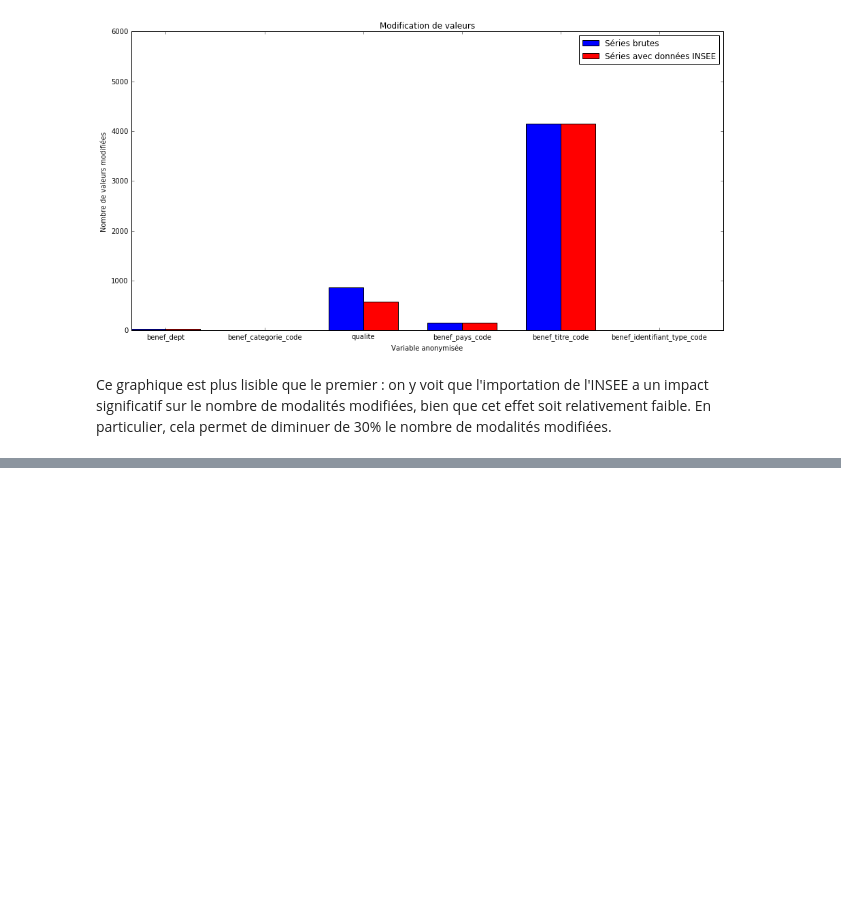
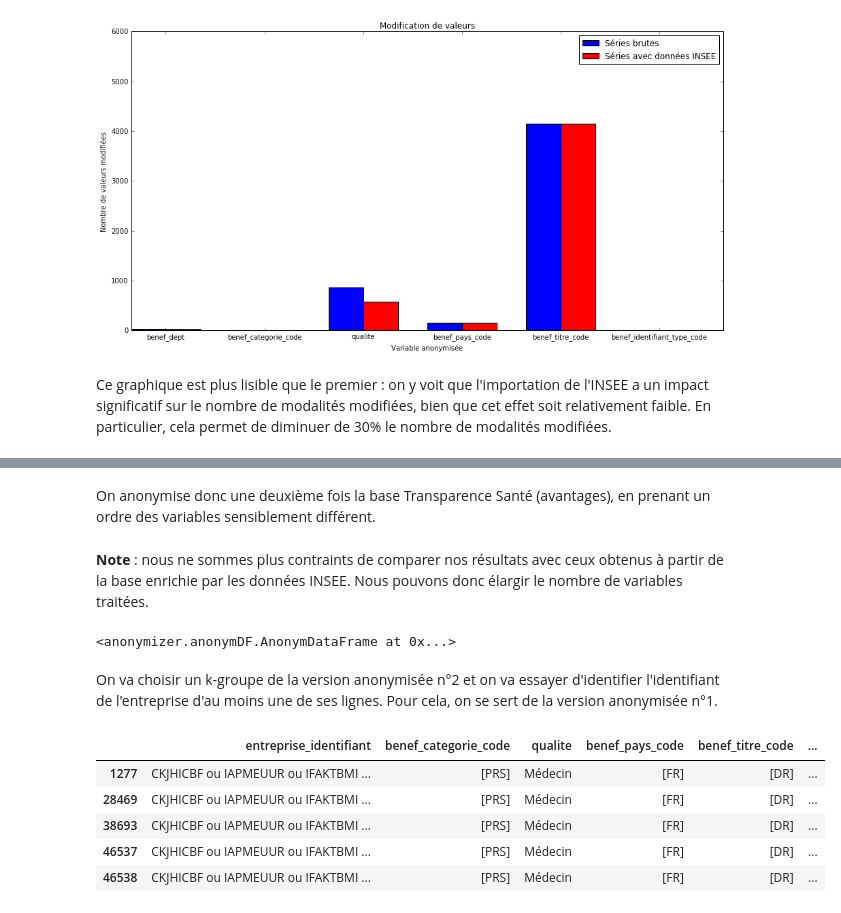
Before and after one commit to SGMAP-AGD/anonymisation, a Jupyter notebook: examples/Transparence Santé/Transparence.ipynb, the cells around one changed output, grey strips where cells are left out. Drawn from its saved outputs; the diff is of its cells as text; code cells hidden in the pictures; blank space fills up the shorter version.

```diff
--- a/examples/Transparence Santé/Transparence.ipynb
+++ b/examples/Transparence Santé/Transparence.ipynb
@@ -357,0 +376,62 @@ Ce graphique est plus lisible que le premier : on y voit que l'importation de l'
+# %% [markdown]
+On anonymise donc une deuxième fois la base Transparence Santé (avantages), en prenant un ordre des variables sensiblement différent.
+# %% [markdown]
+**Note** : nous ne sommes plus contraints de comparer nos résultats avec ceux obtenus à partir de la base enrichie par les données INSEE. Nous pouvons donc élargir le nombre de variables traitées.
+# %%
+ordre_aggregation_1 = ['entreprise_identifiant',
+ 'benef_categorie_code',
+ 'qualite',
+ 'benef_pays_code',
+ 'benef_titre_code',
+ 'benef_specialite_code',
+ 'benef_identifiant_type_code',
+ 'avant_nature',
+ 'avant_conv_semestre',
+ 'benef_dept',
+ 'montant_décile',
+ 'date']
+
+Avantages1 = AnonymDataFrame(avantages.copy(),  ordre_aggregation_1, unknown='non renseigné')
+k = 5
+
+def aggregation_serie(x):
+    return(local_aggregation(x, k, 'regroup_with_smallest', 'non renseigné'))
+
+def aggregation_year(x):
+    return(local_aggregation(x, k, 'with_closest', 'non renseigné'))
+
+method_anonymisation1 = [(name, aggregation_serie) for name in ordre_aggregation_1[:-1]] + [('date', aggregation_year)]
+Avantages1.local_transform(method_anonymisation1, k)
+
+ordre_aggregation_2 = [
+    'benef_pays_code',
+    'montant_décile',
+    'benef_dept',
+    'avant_conv_semestre',
+    'avant_nature',
+    'benef_identifiant_type_code',
+    'date',
+    'benef_specialite_code',
+    'benef_titre_code',
+    'qualite',
+    'benef_categorie_code',
+    'entreprise_identifiant']
+
+Avantages2 = AnonymDataFrame(avantages.copy(),  ordre_aggregation_2, unknown='non renseigné')
+method_anonymisation2 = [(name, aggregation_serie) for name in ordre_aggregation_2[0:6]] + [('date', aggregation_year)] + [(name, aggregation_serie) for name in ordre_aggregation_2[7:]]
+Avantages2.local_transform(method_anonymisation2, k)
+# %% [output]
+<anonymizer.anonymDF.AnonymDataFrame at 0x...>
+# %%
+Av2_less_anonym_groups = Avantages2.final_less_anonym_groups()
+# %% [markdown]
+On va choisir un k-groupe de la version anonymisée n°2 et on va essayer d'identifier l'identifiant de l'entreprise d'au moins une de ses lignes. Pour cela, on se sert de la version anonymisée n°1.
+# %%
+Av2_less_anonym_groups[6]
+# %% [output]
+|  | entreprise_identifiant | benef_categorie_code | qualite | benef_pays_code | benef_titre_code | ... |
+| 1277 | CKJHICBF ou IAPMEUUR ou IFAKTBMI ... | [PRS] | Médecin | [FR] | [DR] | ... |
+| 28469 | CKJHICBF ou IAPMEUUR ou IFAKTBMI ... | [PRS] | Médecin | [FR] | [DR] | ... |
+| 38693 | CKJHICBF ou IAPMEUUR ou IFAKTBMI ... | [PRS] | Médecin | [FR] | [DR] | ... |
+| 46537 | CKJHICBF ou IAPMEUUR ou IFAKTBMI ... | [PRS] | Médecin | [FR] | [DR] | ... |
+| 46538 | CKJHICBF ou IAPMEUUR ou IFAKTBMI ... | [PRS] | Médecin | [FR] | [DR] | ... |
```
Also changed, not shown: parts of 17 cells of this notebook, 3 other files.
